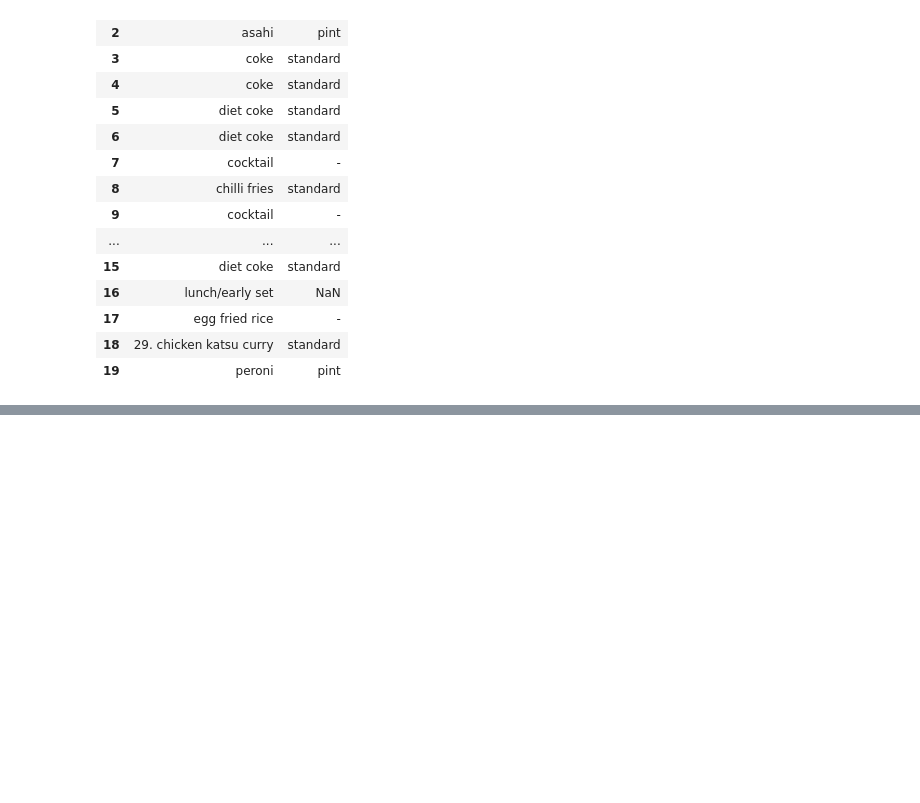
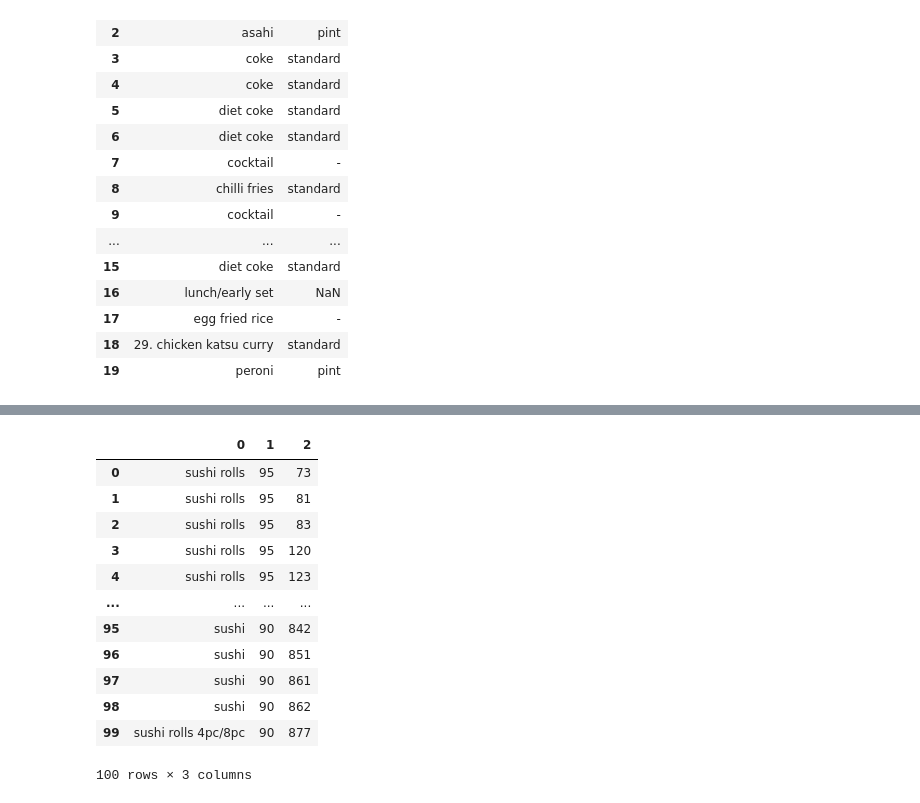
Before and after one commit to lestherll/restaurant-data-analytics, a Jupyter notebook: data_cleaning.ipynb, the cells around one changed output, grey strips where cells are left out. Saved outputs shown, nothing was run; the diff lists cells and outputs as text; code cells hidden in the pictures; blank space fills up the shorter version.

```diff
--- a/data_cleaning.ipynb
+++ b/data_cleaning.ipynb
@@ -375,0 +466,3 @@ df[["name", "variant"]].head(20)
+# %%
+df.category = df.category.str.replace("\d{1,2}\s?\-\s?\d{1,2}", "", regex=True)
+df.category.unique()
@@ -376,2 +492,18 @@ df[["name", "variant"]].head(20)
+# %%
+pd.DataFrame(process.extract("sushi roll", df.category, limit=100))#[0].unique()
+# %% [output]
+|  | 0 | 1 | 2 |
+| 0 | sushi rolls | 95 | 73 |
+| 1 | sushi rolls | 95 | 81 |
+| 2 | sushi rolls | 95 | 83 |
+| 3 | sushi rolls | 95 | 120 |
+| 4 | sushi rolls | 95 | 123 |
+| ... | ... | ... | ... |
+| 95 | sushi | 90 | 842 |
+| 96 | sushi | 90 | 851 |
+| 97 | sushi | 90 | 861 |
+| 98 | sushi | 90 | 862 |
+| 99 | sushi rolls 4pc/8pc | 90 | 877 |
+100 rows × 3 columns
 # %%
 # df.to_csv("product_reports_cleaned_2021-2024.csv", index=False)
```
Also changed, not shown: parts of 12 cells of this notebook.
